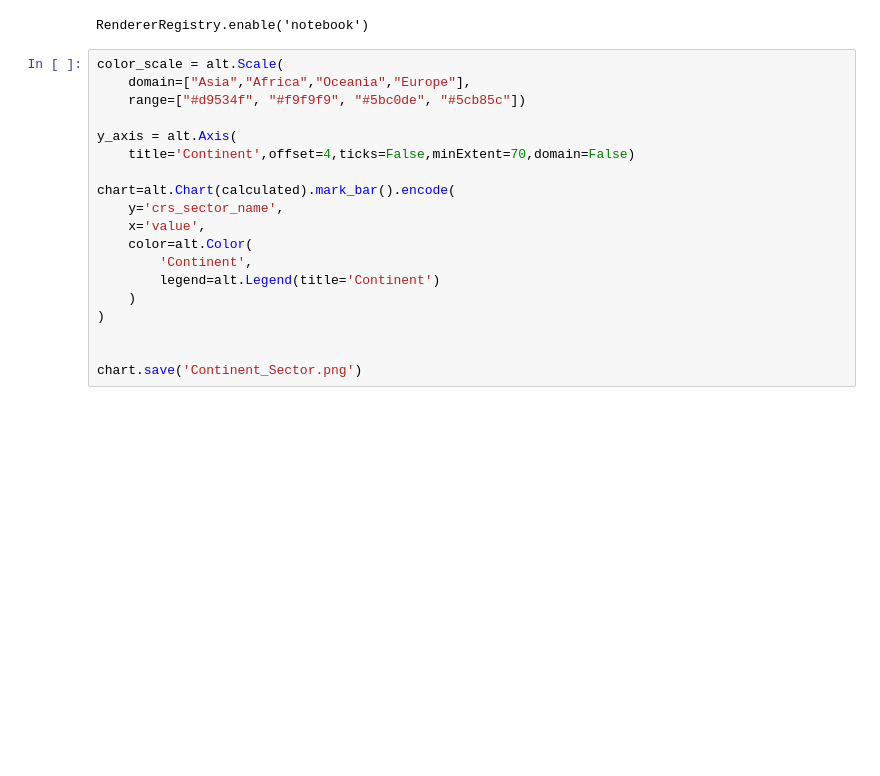
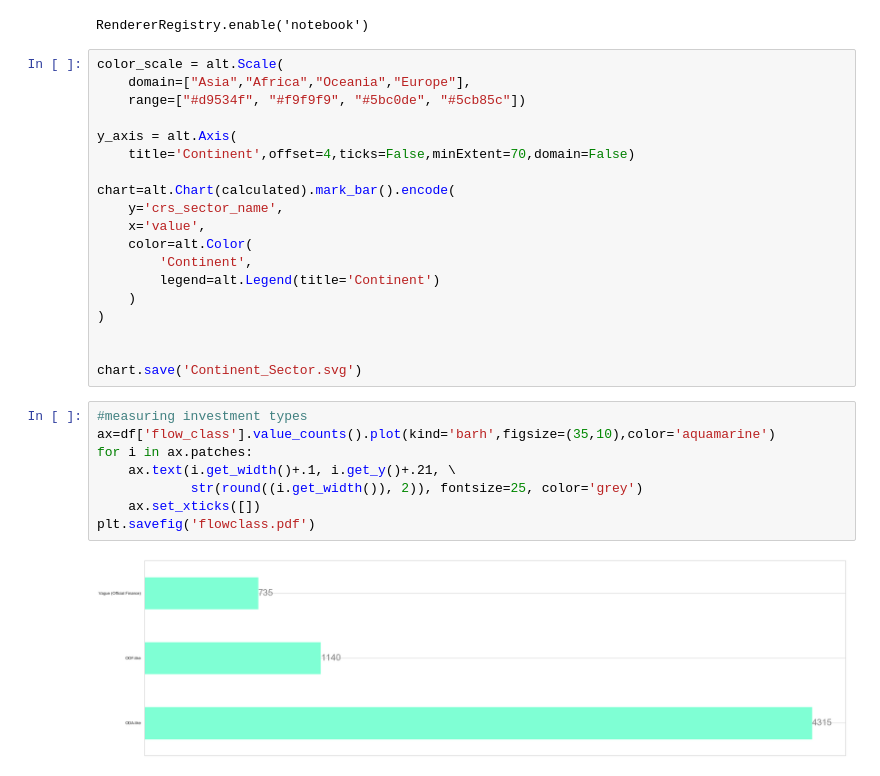
Before and after one commit to tongxuCai/datastudio, a Jupyter notebook: 2-cninvestment/2-cninvestment.ipynb, the cells around one changed output. Cells and saved outputs as stored; diff of their text form; blank space fills up the shorter version.

```diff
--- a/2-cninvestment/2-cninvestment.ipynb
+++ b/2-cninvestment/2-cninvestment.ipynb
@@ -180,4 +181,14 @@ chart=alt.Chart(calculated).mark_bar().encode(
 )
 
 
-chart.save('Continent_Sector.png')
+chart.save('Continent_Sector.svg')
+# %%
+#measuring investment types
+ax=df['flow_class'].value_counts().plot(kind='barh',figsize=(35,10),color='aquamarine')
+for i in ax.patches:
+    ax.text(i.get_width()+.1, i.get_y()+.21, \
+            str(round((i.get_width()), 2)), fontsize=25, color='grey')
+    ax.set_xticks([])
+plt.savefig('flowclass.pdf')
+# %% [output]
+[figure, added]
```
Also changed, not shown: parts of 21 cells of this notebook, 28 other files.
